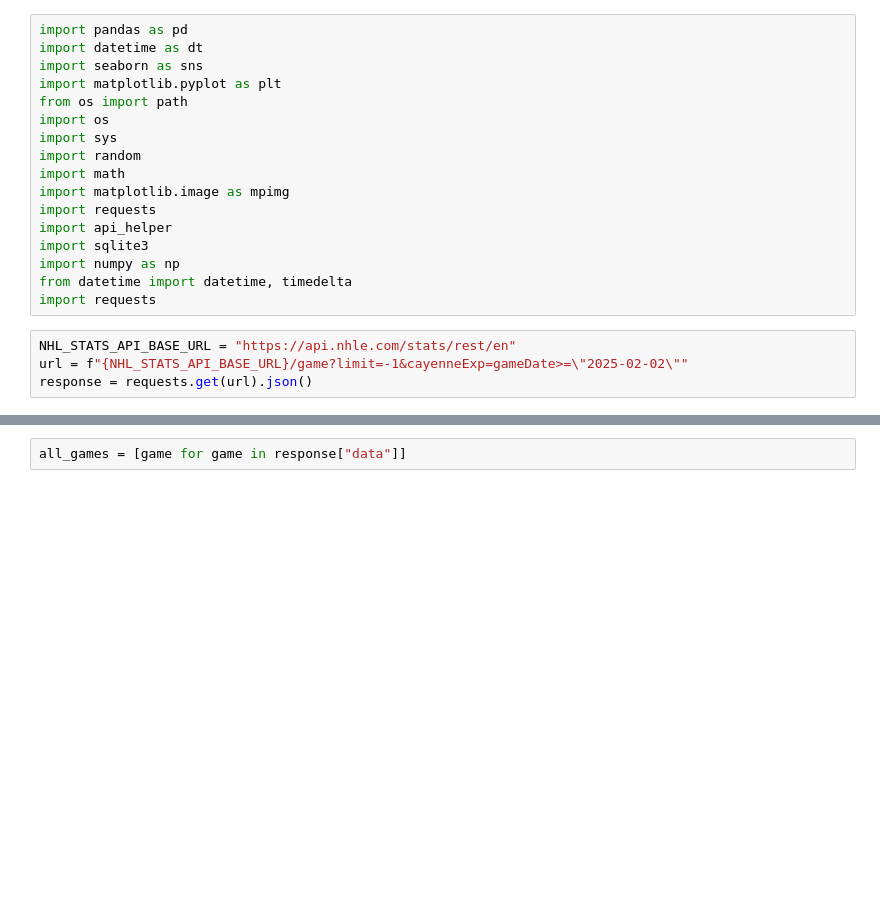
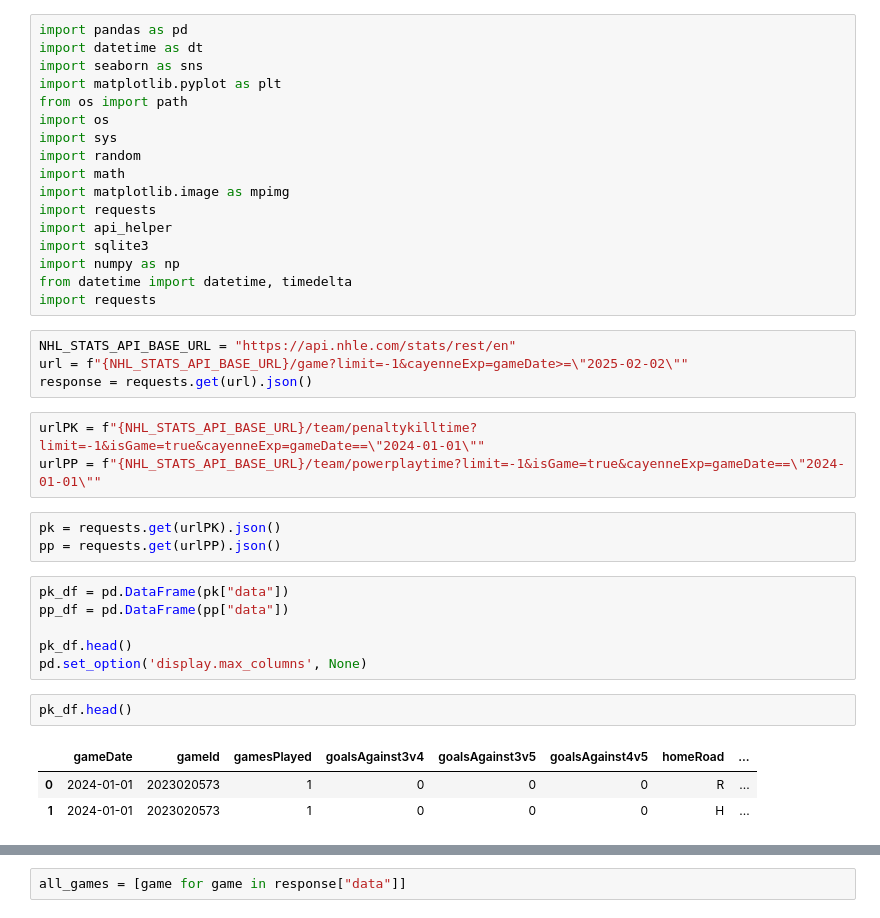
Before and after one commit to tristanrussell2000/hockeydata, a Jupyter notebook: download_testing.ipynb, the cells around one changed output, grey strips where cells are left out. Cells and saved outputs as stored; diff of their text form; blank space fills up the shorter version.

```diff
--- a/download_testing.ipynb
+++ b/download_testing.ipynb
@@ -19,3 +19,21 @@ import requests
 NHL_STATS_API_BASE_URL = "https://api.nhle.com/stats/rest/en"
 url = f"{NHL_STATS_API_BASE_URL}/game?limit=-1&cayenneExp=gameDate>=\"2025-02-02\""
 response = requests.get(url).json()
+# %%
+urlPK = f"{NHL_STATS_API_BASE_URL}/team/penaltykilltime?limit=-1&isGame=true&cayenneExp=gameDate==\"2024-01-01\""
+urlPP = f"{NHL_STATS_API_BASE_URL}/team/powerplaytime?limit=-1&isGame=true&cayenneExp=gameDate==\"2024-01-01\""
+# %%
+pk = requests.get(urlPK).json()
+pp = requests.get(urlPP).json()
+# %%
+pk_df = pd.DataFrame(pk["data"])
+pp_df = pd.DataFrame(pp["data"])
+
+pk_df.head()
+pd.set_option('display.max_columns', None)
+# %%
+pk_df.head()
+# %% [output]
+|  | gameDate | gameId | gamesPlayed | goalsAgainst3v4 | goalsAgainst3v5 | goalsAgainst4v5 | homeRoad | ... |
+| 0 | 2024-01-01 | 2023020573 | 1 | 0 | 0 | 0 | R | ... |
+| 1 | 2024-01-01 | 2023020573 | 1 | 0 | 0 | 0 | H | ... |
```
Also changed, not shown: parts of 2 cells of this notebook, 10 other files.
